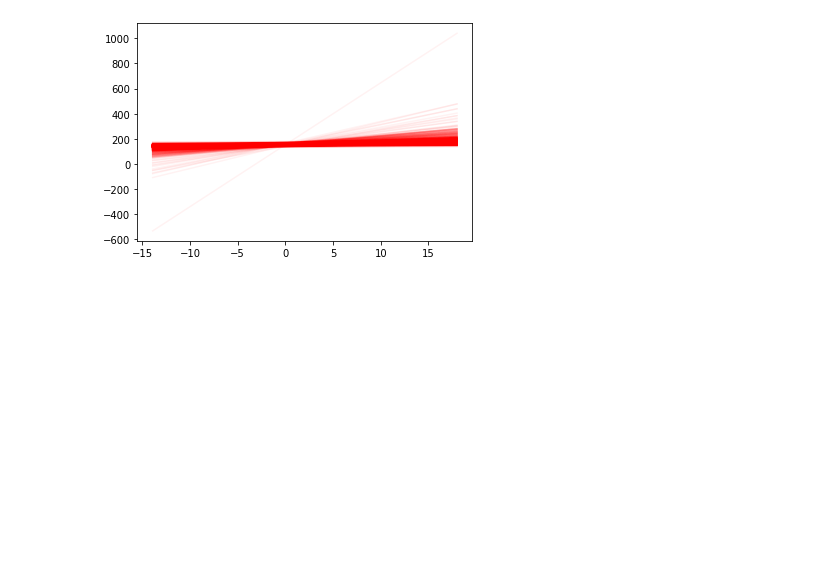
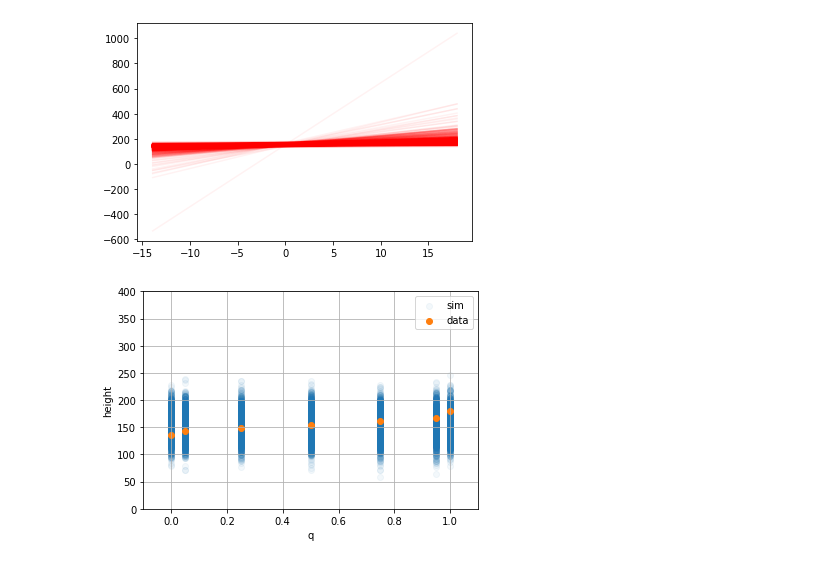
Before and after one commit to JakubGrzes/Data_analytics, a Jupyter notebook: LAB_04/DA_lab4.ipynb, the cells around one changed output. Cells and saved outputs as stored; diff of their text form; code cells hidden in the pictures; blank space fills up the shorter version.

```diff
--- a/LAB_04/DA_lab4.ipynb
+++ b/LAB_04/DA_lab4.ipynb
@@ -227,3 +221,19 @@ plt.plot(x, h, 'r', alpha=0.05)
 plt.show()
 # %% [output]
 [figure]
+# %%
+q = [0, 0.05, 0.25, 0.5, 0.75, 0.95, 1]
+sim_quantiles = np.quantile(heights.values, q, axis=1)
+data_quantiles = np.quantile(d.height, q)
+
+plt.scatter(q * np.ones((1000, 1)), sim_quantiles, alpha=0.05, label='sim')
+plt.scatter(q, data_quantiles, label='data')
+plt.legend()
+plt.xlabel('q')
+plt.ylabel('height')
+plt.xlim(-0.1, 1.1)
+plt.ylim(0, 400)
+plt.grid(True)
+plt.show()
+# %% [output]
+[figure, added]
```
Also changed, not shown: parts of 12 cells of this notebook, 3 other files.
